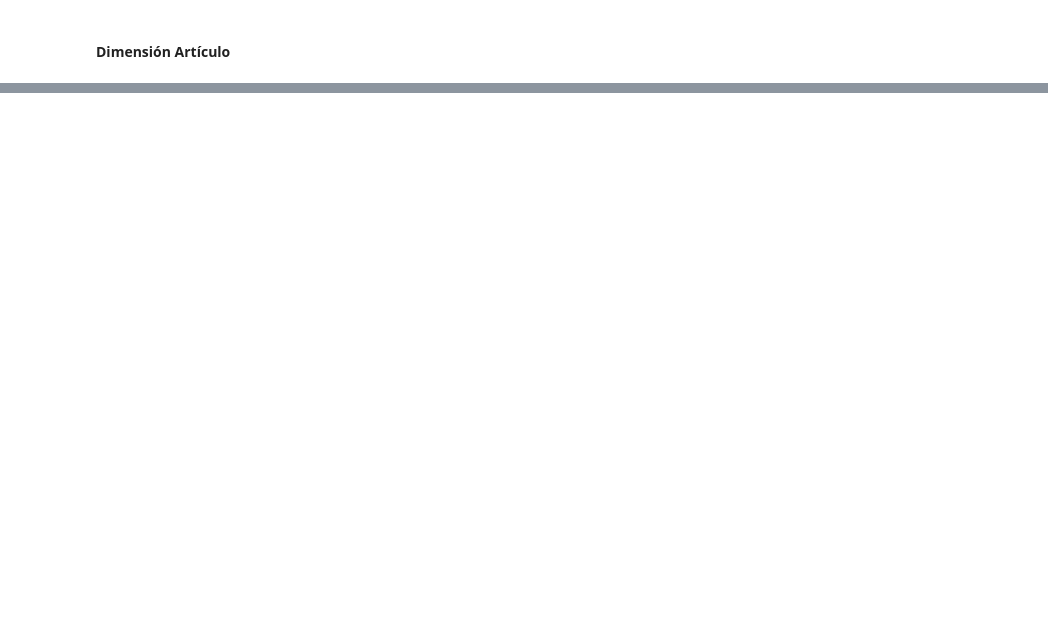
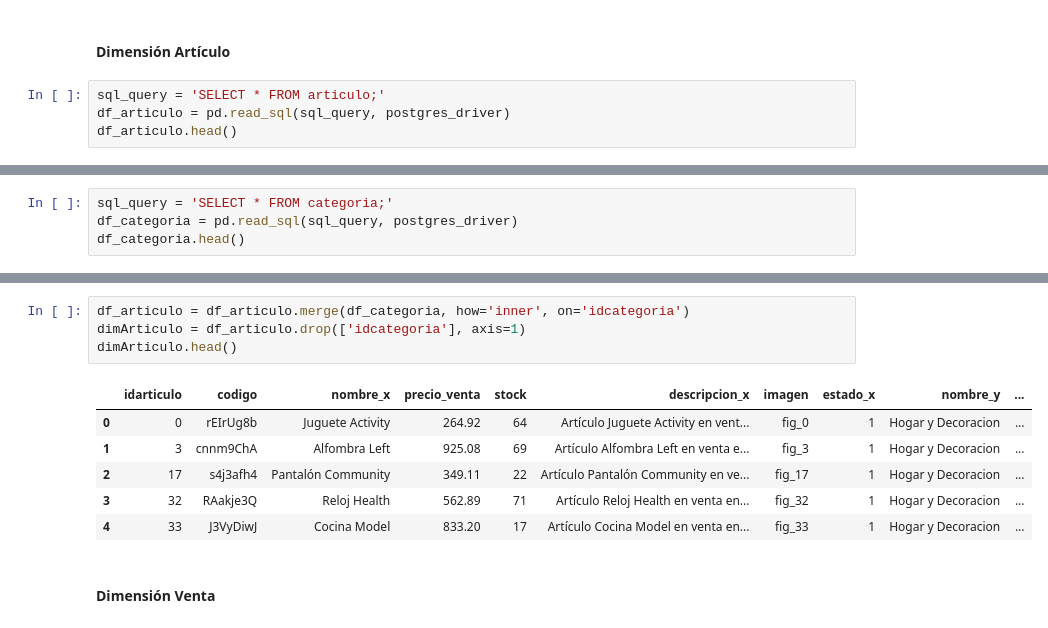
Before and after one commit to luistunag/Proyecto_Final, a Jupyter notebook: Data_Warehouse.ipynb, the cells around one changed output, grey strips where cells are left out. Saved outputs shown, nothing was run; the diff lists cells and outputs as text; blank space fills up the shorter version.

```diff
--- a/Data_Warehouse.ipynb
+++ b/Data_Warehouse.ipynb
@@ -90,3 +90,7 @@ dimUsuario.head()
 | 4 | 1546258 | Andrea Mcdonald MD | DNI | 191091570555321 | 694 Rodriguez Green\nAshleyville,... | 39601493 | johnbolton@hotmail.com | [b'9', b'f', b'4', b'7', b'5', b'... | 0 | ... |
 # %% [markdown]
 #### Dimensión Artículo
+# %%
+sql_query = 'SELECT * FROM articulo;'
+df_articulo = pd.read_sql(sql_query, postgres_driver)
+df_articulo.head()
@@ -92,0 +104,4 @@ dimUsuario.head()
+# %%
+sql_query = 'SELECT * FROM categoria;'
+df_categoria = pd.read_sql(sql_query, postgres_driver)
+df_categoria.head()
@@ -92,0 +115,13 @@ dimUsuario.head()
+# %%
+df_articulo = df_articulo.merge(df_categoria, how='inner', on='idcategoria')
+dimArticulo = df_articulo.drop(['idcategoria'], axis=1)
+dimArticulo.head()
+# %% [output]
+|  | idarticulo | codigo | nombre_x | precio_venta | stock | descripcion_x | imagen | estado_x | nombre_y | ... |
+| 0 | 0 | rEIrUg8b | Juguete Activity | 264.92 | 64 | Artículo Juguete Activity en vent... | fig_0 | 1 | Hogar y Decoracion | ... |
+| 1 | 3 | cnnm9ChA | Alfombra Left | 925.08 | 69 | Artículo Alfombra Left en venta e... | fig_3 | 1 | Hogar y Decoracion | ... |
+| 2 | 17 | s4j3afh4 | Pantalón Community | 349.11 | 22 | Artículo Pantalón Community en ve... | fig_17 | 1 | Hogar y Decoracion | ... |
+| 3 | 32 | RAakje3Q | Reloj Health | 562.89 | 71 | Artículo Reloj Health en venta en... | fig_32 | 1 | Hogar y Decoracion | ... |
+| 4 | 33 | J3VyDiwJ | Cocina Model | 833.20 | 17 | Artículo Cocina Model en venta en... | fig_33 | 1 | Hogar y Decoracion | ... |
+# %% [markdown]
+#### Dimensión Venta
```
Also changed, not shown: parts of 2 cells of this notebook.
